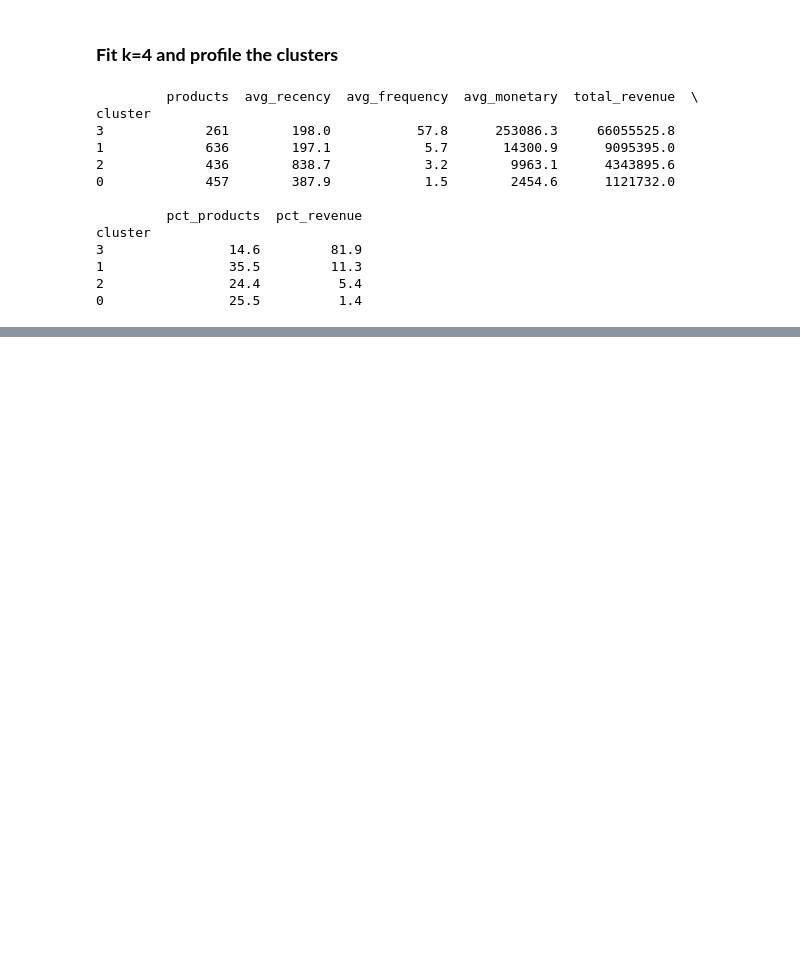
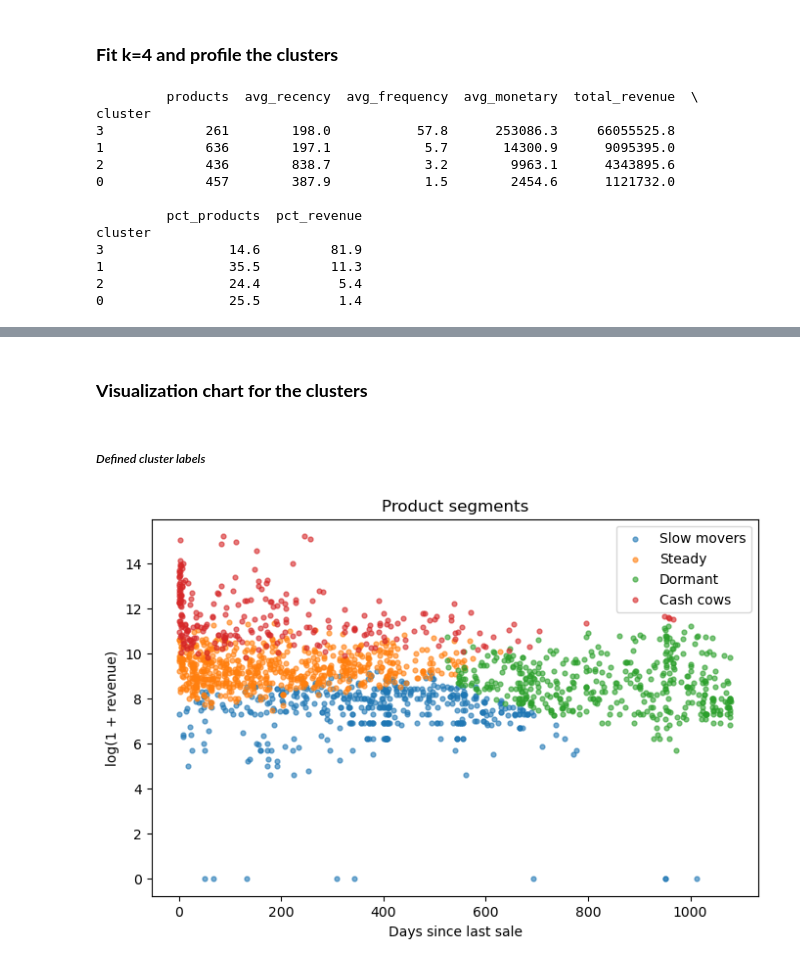
Before and after one commit to Git179-user/baby-sales-analytics, a Jupyter notebook: python/analysis.ipynb, the cells around one changed output, grey strips where cells are left out. Drawn from its saved outputs; the diff is of its cells as text; code cells hidden in the pictures; blank space fills up the shorter version.

Commit message:
Add product RFM clustering with segment profiles and chart

```diff
--- a/python/analysis.ipynb
+++ b/python/analysis.ipynb
@@ -168,0 +173,10 @@ cluster
+# %%
+# Create a Product Type column in the RFM DataFrame by mapping product keys to their corresponding product types
+types = prod.groupby("product_key")["product_type_clean"].first()
+rfm["product_type"] = rfm["product_key"].map(types)
+
+# Find the top 3 product types for each cluster based on total monetary value
+for c in sorted(rfm["cluster"].unique()):
+    top = (rfm[rfm["cluster"] == c].groupby("product_type")["monetary"]
+              .sum().nlargest(3).round(0))
+    print(c, top.to_dict())
@@ -168,0 +188,20 @@ cluster
+# %% [markdown]
+### **Visualization chart for the clusters**
+# %% [markdown]
+##### *Defined cluster labels*
+# %%
+# Import matplotlib for visualization
+import matplotlib.pyplot as plt
+
+# Define labels for each cluster
+names = {3: "Cash cows", 1: "Steady", 0: "Slow movers", 2: "Dormant"}
+
+# Create a scatter plot to visualize product segments based on recency and log(monetary)
+fig, ax = plt.subplots(figsize=(8, 5))
+for c, g in rfm.groupby("cluster"):
+    ax.scatter(g["recency"], g["log_monetary"], s=12, alpha=0.6, label=names[c])
+ax.set_xlabel("Days since last sale"); ax.set_ylabel("log(1 + revenue)")
+ax.set_title("Product segments"); ax.legend()
+plt.savefig("../images/product_segments.png", dpi=150, bbox_inches="tight")
+# %% [output]
+[figure, added]
```
Also changed, not shown: parts of 3 cells of this notebook, 1 other file.
